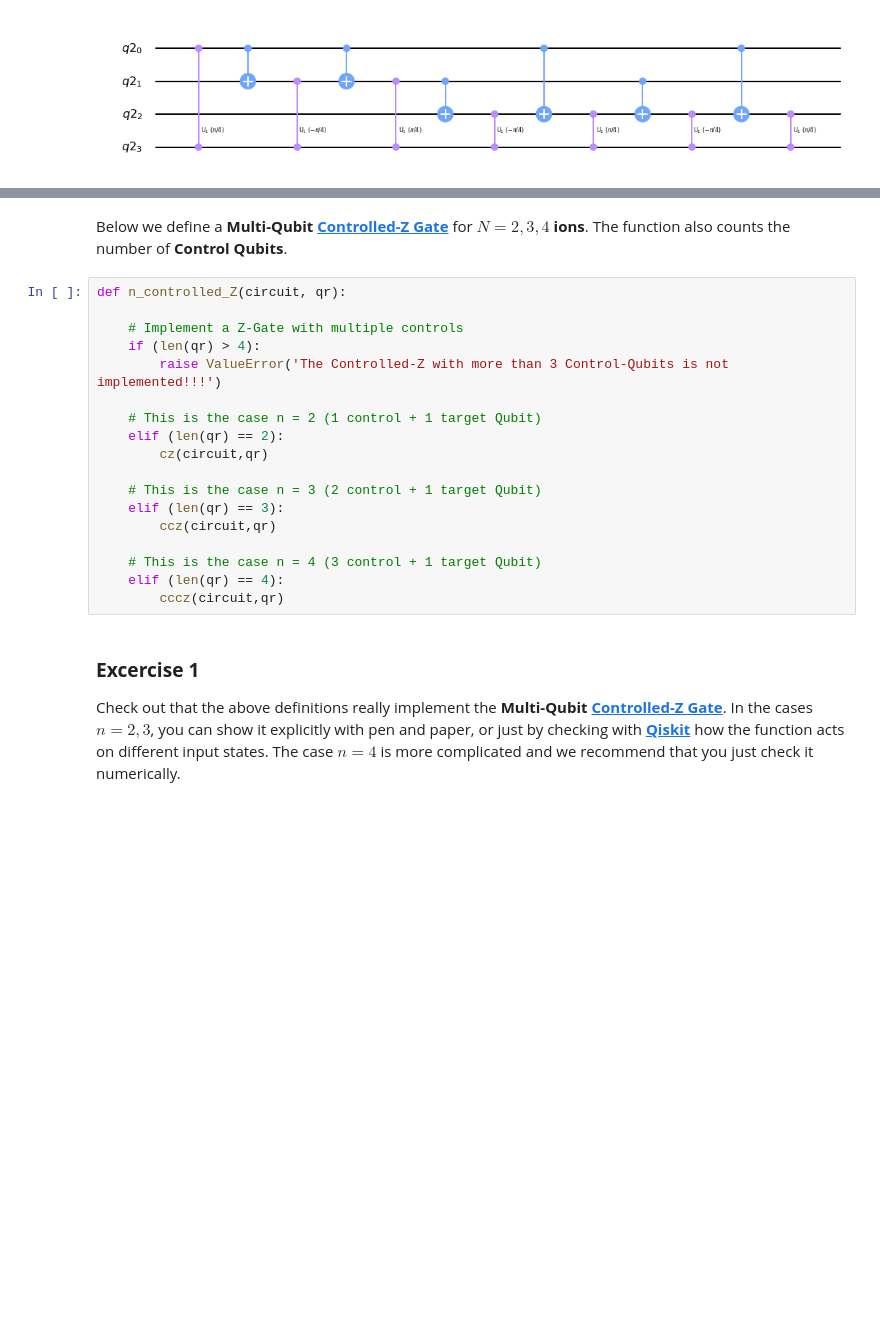
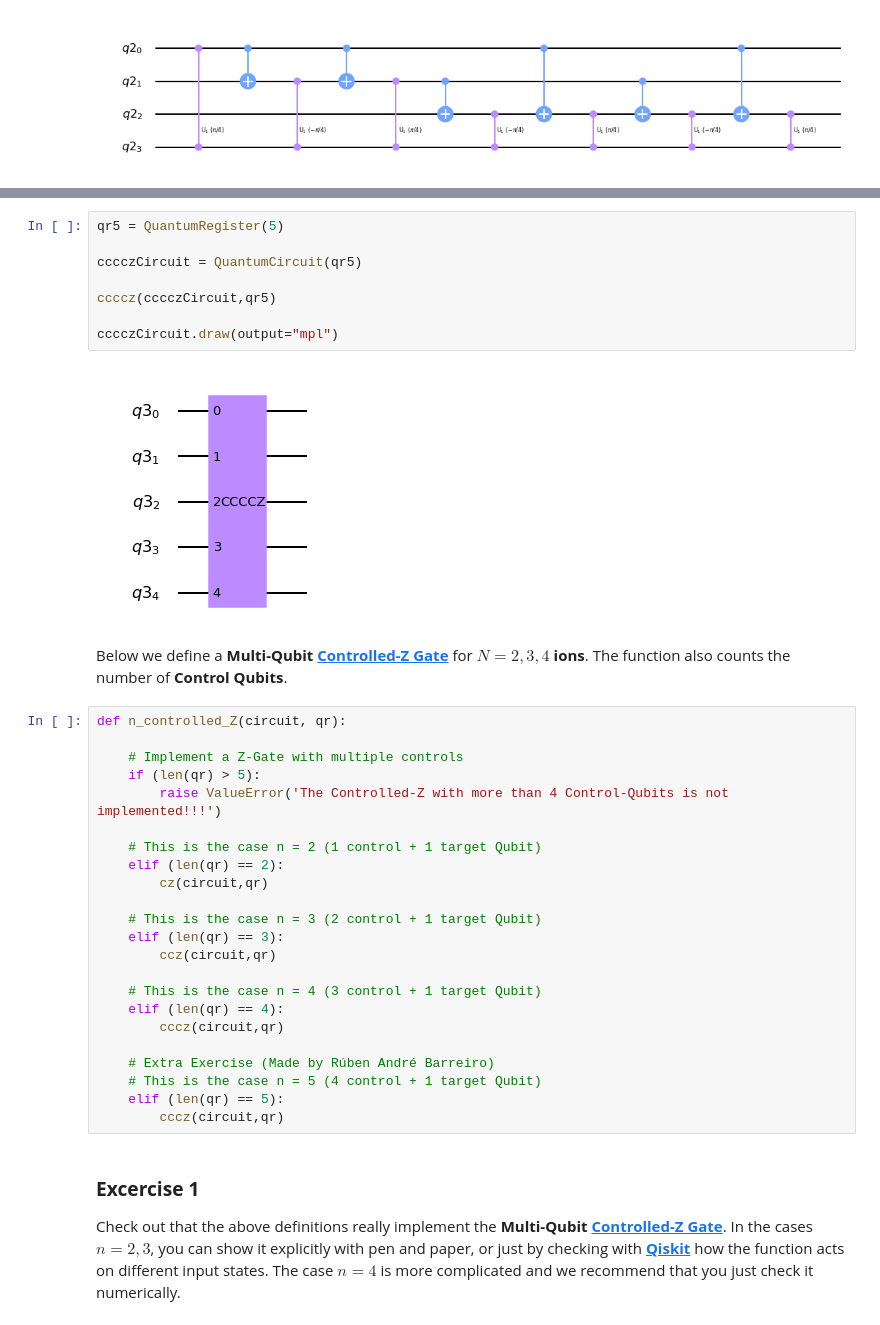
Before and after one commit to rubenandrebarreiro/summer-school-on-quantum-computing-software-for-near-term-quantum-devices-2020, a Jupyter notebook: project/grover-algorithm-questions.ipynb, the cells around one changed output, grey strips where cells are left out. Cells and saved outputs as stored; diff of their text form; blank space fills up the shorter version.

```diff
--- a/project/grover-algorithm-questions.ipynb
+++ b/project/grover-algorithm-questions.ipynb
@@ -405,11 +447,21 @@ ccczCircuit.draw(output="mpl")
+# %%
+qr5 = QuantumRegister(5)
+
+cccczCircuit = QuantumCircuit(qr5)
+
+ccccz(cccczCircuit,qr5)
+
+cccczCircuit.draw(output="mpl")
+# %% [output]
+[figure, added]
 # %% [markdown]
 Below we define a **Multi-Qubit** [**Controlled-Z Gate**]() for $N = 2, 3, 4$ **ions**. The function also counts the number of **Control Qubits**.
 # %%
 def n_controlled_Z(circuit, qr):
 
     # Implement a Z-Gate with multiple controls
-    if (len(qr) > 4):
-        raise ValueError('The Controlled-Z with more than 3 Control-Qubits is not implemented!!!')
+    if (len(qr) > 5):
+        raise ValueError('The Controlled-Z with more than 4 Control-Qubits is not implemented!!!')
 
     # This is the case n = 2 (1 control + 1 target Qubit)
     elif (len(qr) == 2):
@@ -422,6 +474,11 @@ def n_controlled_Z(circuit, qr):
     # This is the case n = 4 (3 control + 1 target Qubit)
     elif (len(qr) == 4):
         cccz(circuit,qr)
+
+    # Extra Exercise (Made by Rúben André Barreiro)
+    # This is the case n = 5 (4 control + 1 target Qubit)
+    elif (len(qr) == 5):
+        cccz(circuit,qr)
 # %% [markdown]
 ### **Excercise 1**
 Check out that the above definitions really implement the **Multi-Qubit** [**Controlled-Z Gate**](). In the cases $n = 2, 3$, you can show it explicitly with pen and paper, or just by checking with [**Qiskit**](https://qiskit.org/) how the function acts on different input states. The case $n = 4$ is more complicated and we recommend that you just check it numerically.
```
Also changed, not shown: parts of 43 cells of this notebook.
